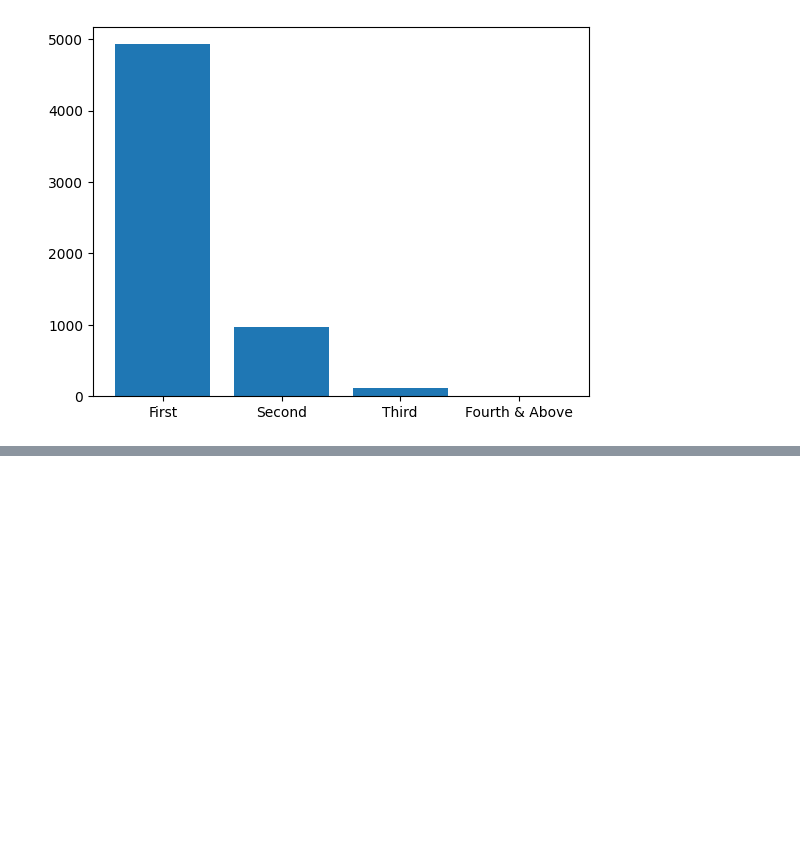
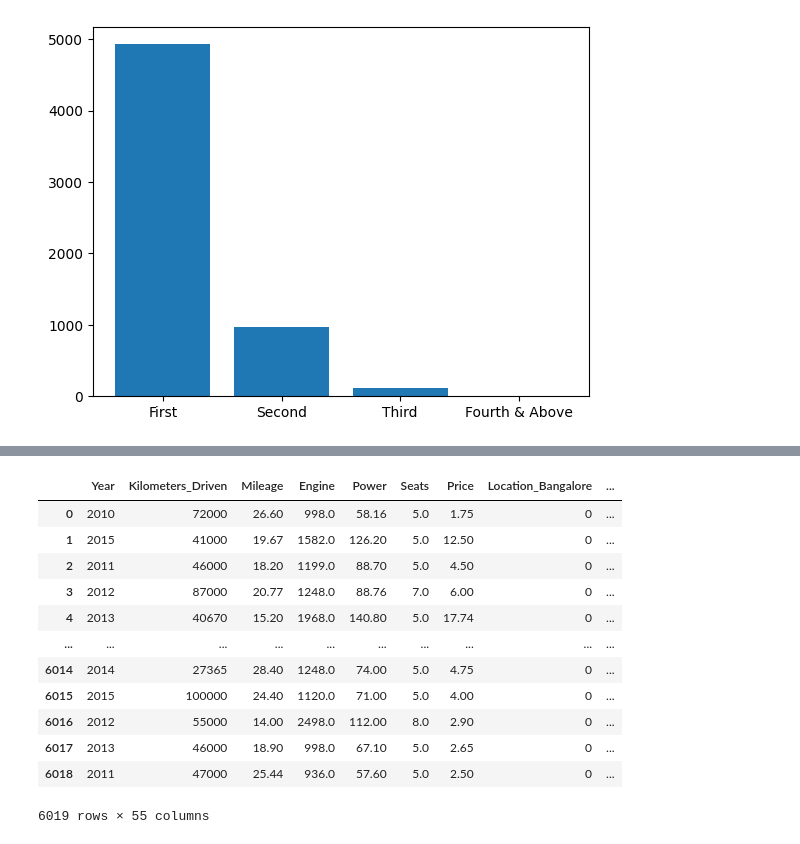
Before and after one commit to Devjith-P/Machine-Learning, a Jupyter notebook: Data Preprocessing/data_preprocessing.ipynb, the cells around one changed output, grey strips where cells are left out. Drawn from its saved outputs; the diff is of its cells as text; code cells hidden in the pictures; blank space fills up the shorter version.

```diff
--- a/Data Preprocessing/data_preprocessing.ipynb
+++ b/Data Preprocessing/data_preprocessing.ipynb
@@ -137,0 +201,4 @@ plt.pie(df['Name'].value_counts().values)
+# %%
+df['Mileage'] = df['Mileage'].str.replace("null",'0')
+df['Power'] = df['Power'].str.replace("null",'0')
+df['Engine'] = df['Engine'].str.replace("null",'0')
@@ -137,0 +225,4 @@ plt.pie(df['Name'].value_counts().values)
+# %%
+df['Engine'] = df['Engine'].astype(float)
+df['Power'] = df['Power'].astype(float)
+df['Mileage'] = df['Mileage'].astype(float)
@@ -137,0 +249,4 @@ plt.pie(df['Name'].value_counts().values)
+# %%
+df.loc[df.Mileage==0,'Mileage']=np.nan
+df.loc[df.Power==0,'Power']=np.nan
+df.loc[df.Engine==0,'Engine']=np.nan
@@ -137,0 +337,5 @@ plt.pie(df['Name'].value_counts().values)
+# %%
+df['Mileage'] = df['Mileage'].fillna(df['Mileage'].mean())
+df['Power'] = df['Power'].fillna(df['Power'].mode()[0])
+df['Engine'] = df['Engine'].fillna(df['Engine'].mean())
+df['Seats'] = df['Seats'].fillna(df['Seats'].mode()[0])
@@ -137,0 +362,16 @@ plt.pie(df['Name'].value_counts().values)
+# %%
+df
+# %% [output]
+|  | Year | Kilometers_Driven | Mileage | Engine | Power | Seats | Price | Location_Bangalore | ... |
+| 0 | 2010 | 72000 | 26.60 | 998.0 | 58.16 | 5.0 | 1.75 | 0 | ... |
+| 1 | 2015 | 41000 | 19.67 | 1582.0 | 126.20 | 5.0 | 12.50 | 0 | ... |
+| 2 | 2011 | 46000 | 18.20 | 1199.0 | 88.70 | 5.0 | 4.50 | 0 | ... |
+| 3 | 2012 | 87000 | 20.77 | 1248.0 | 88.76 | 7.0 | 6.00 | 0 | ... |
+| 4 | 2013 | 40670 | 15.20 | 1968.0 | 140.80 | 5.0 | 17.74 | 0 | ... |
+| ... | ... | ... | ... | ... | ... | ... | ... | ... | ... |
+| 6014 | 2014 | 27365 | 28.40 | 1248.0 | 74.00 | 5.0 | 4.75 | 0 | ... |
+| 6015 | 2015 | 100000 | 24.40 | 1120.0 | 71.00 | 5.0 | 4.00 | 0 | ... |
+| 6016 | 2012 | 55000 | 14.00 | 2498.0 | 112.00 | 8.0 | 2.90 | 0 | ... |
+| 6017 | 2013 | 46000 | 18.90 | 998.0 | 67.10 | 5.0 | 2.65 | 0 | ... |
+| 6018 | 2011 | 47000 | 25.44 | 936.0 | 57.60 | 5.0 | 2.50 | 0 | ... |
+6019 rows × 55 columns
```
Also changed, not shown: parts of 21 cells of this notebook, 1 other file.
